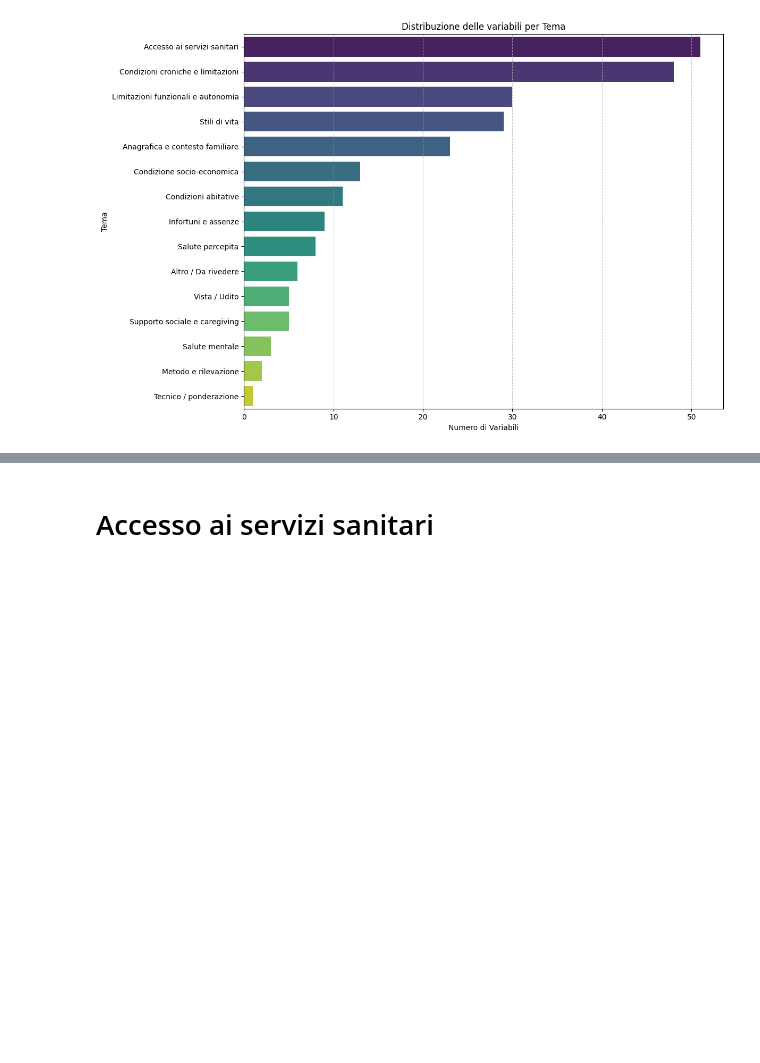
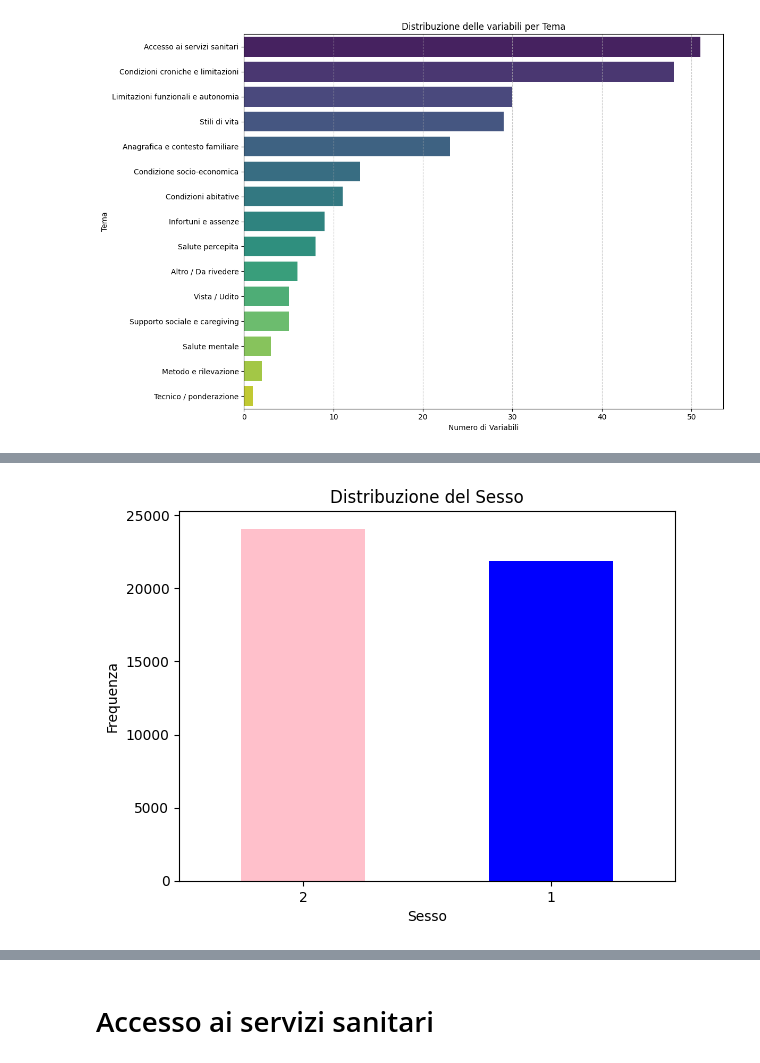
Before and after one commit to emanueleiacca/SL_ISTAT, a Jupyter notebook: MacroThemes.ipynb, the cells around one changed output, grey strips where cells are left out. Cells and saved outputs as stored; diff of their text form; code cells hidden in the pictures; blank space fills up the shorter version.

```diff
--- a/MacroThemes.ipynb
+++ b/MacroThemes.ipynb
@@ -309,0 +417,13 @@ def extract_df_by_tema(df, df_mapping, tema):
+# %%
+df_tema_anagrafe_famiglia = df_tema_anagrafe_famiglia.drop(columns=['PID2'])
+df = df.drop(columns=['PID2'])
+# %%
+# Question 1.2 Questionario Giallo
+df_tema_anagrafe_famiglia['SEX'].value_counts().plot(kind='bar', color=['pink', 'blue'])
+plt.title('Distribuzione del Sesso')
+plt.xlabel('Sesso')
+plt.ylabel('Frequenza')
+plt.xticks(rotation=0)
+plt.show()
+# %% [output]
+[figure, added]
```
Also changed, not shown: parts of 41 cells of this notebook, 3 other files.
